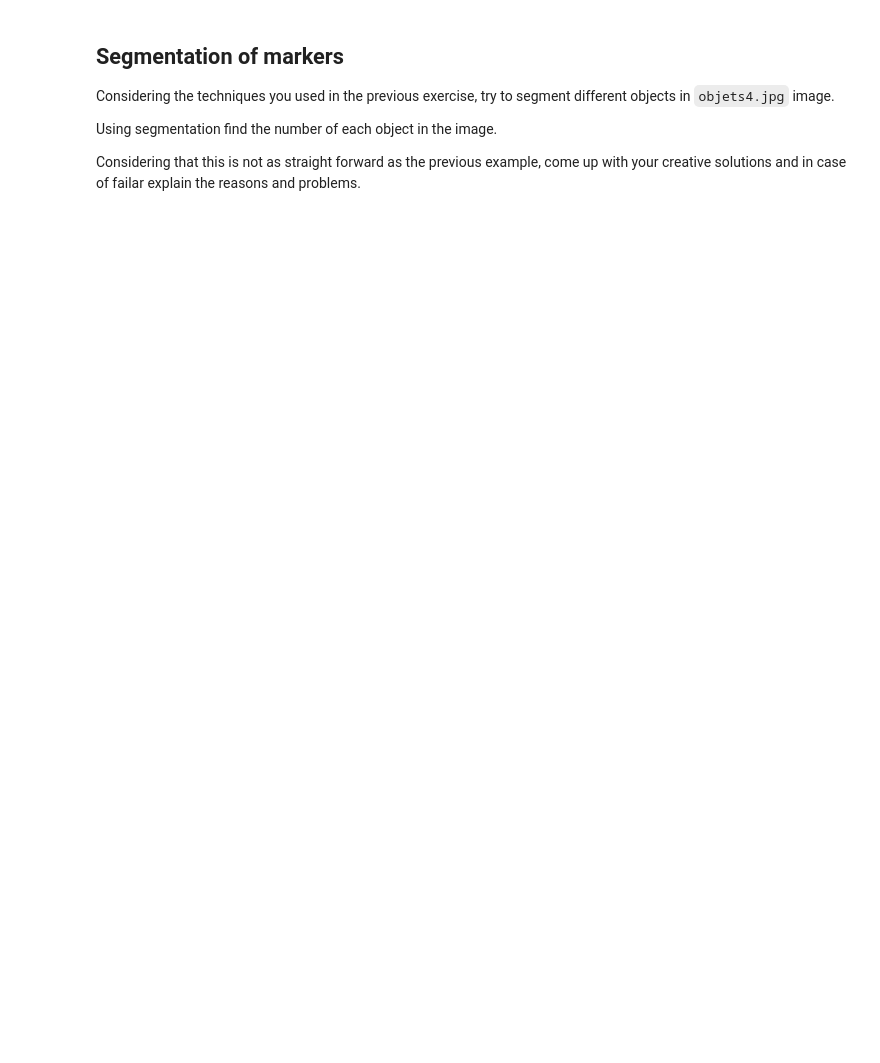
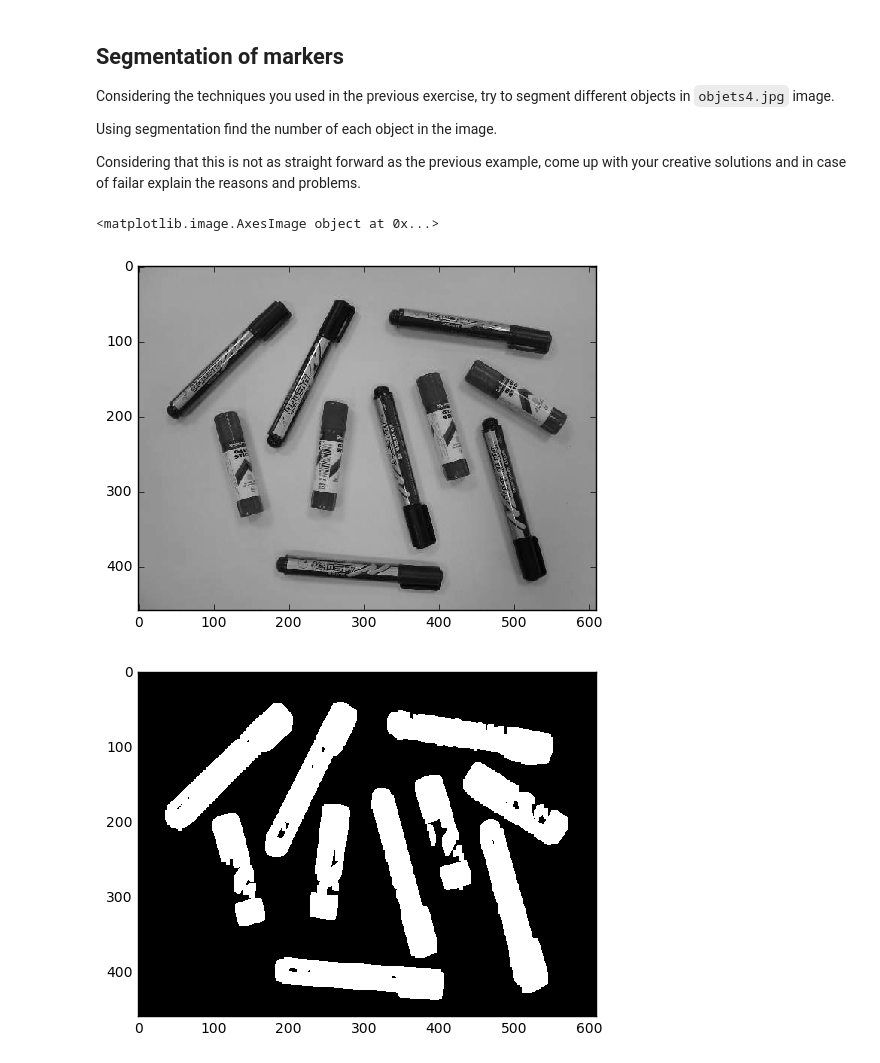
Before and after one commit to nayeem78/B31XB-IIP-TP-1617, a Jupyter notebook: 5-segmentation/segmentation.ipynb, the cells around one changed output. Cells and saved outputs as stored; diff of their text form; code cells hidden in the pictures; blank space fills up the shorter version.

```diff
--- a/5-segmentation/segmentation.ipynb
+++ b/5-segmentation/segmentation.ipynb
@@ -106,3 +146,22 @@ Considering the techniques you used in the previous exercise, try to segment dif
 Using segmentation find the number of each object in the image.
 
 Considering that this is not as straight forward as the previous example, come up with your creative solutions and in case of failar explain the reasons and problems.
+# %%
+image_name = 'objets4.jpg'
+pens_im = imread(Path.__add__(image_name))
+pens_im = img_as_ubyte(pens_im)
+pens_im  =rgb2gray(pens_im)
+
+plt.figure()
+imshow(pens_im)
+
+thresh1 = threshold_otsu(objects_im)
+binary1 = pens_im < thresh1
+
+binary1_close = binary_dilation(binary1, selem = rectangle(10,5))
+plt.figure()
+imshow(binary1_close)
+# %% [output]
+<matplotlib.image.AxesImage object at 0x...>
+[figure, added]
+[figure, added]
```
Also changed, not shown: parts of 6 cells of this notebook.
